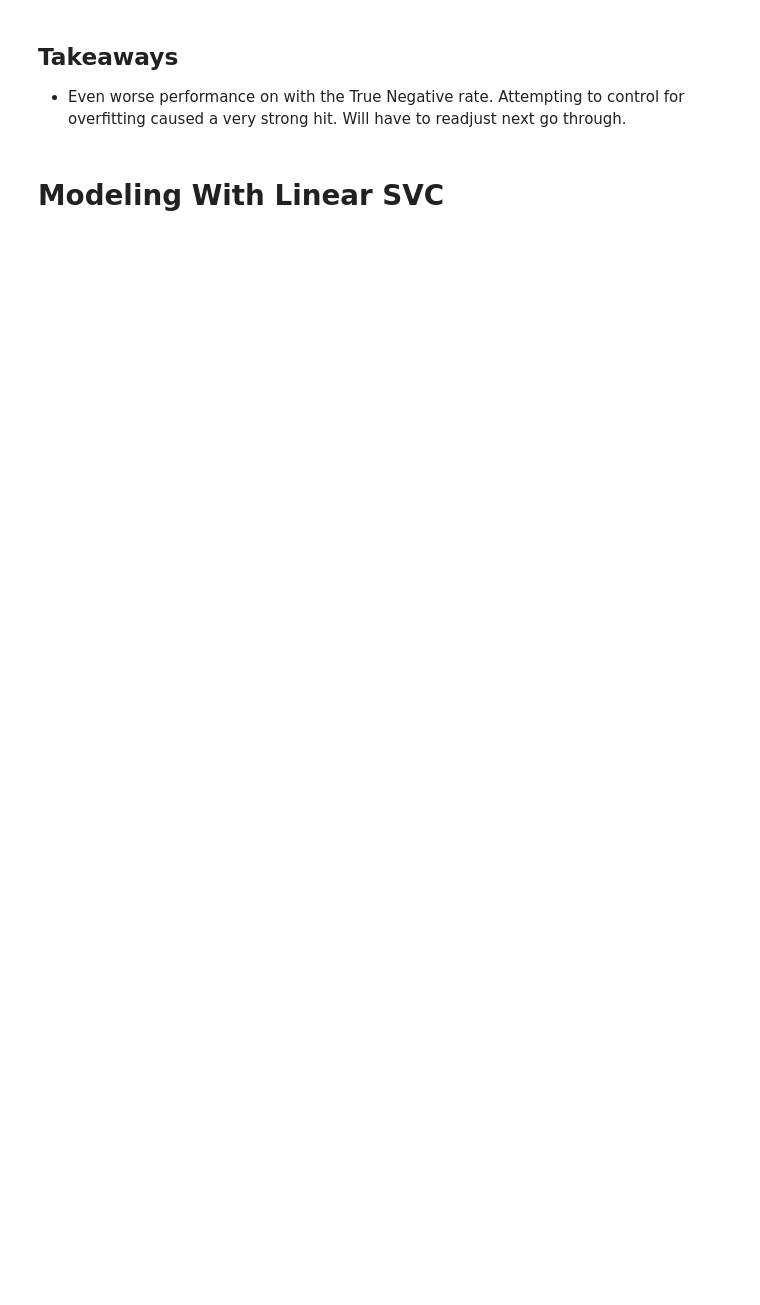
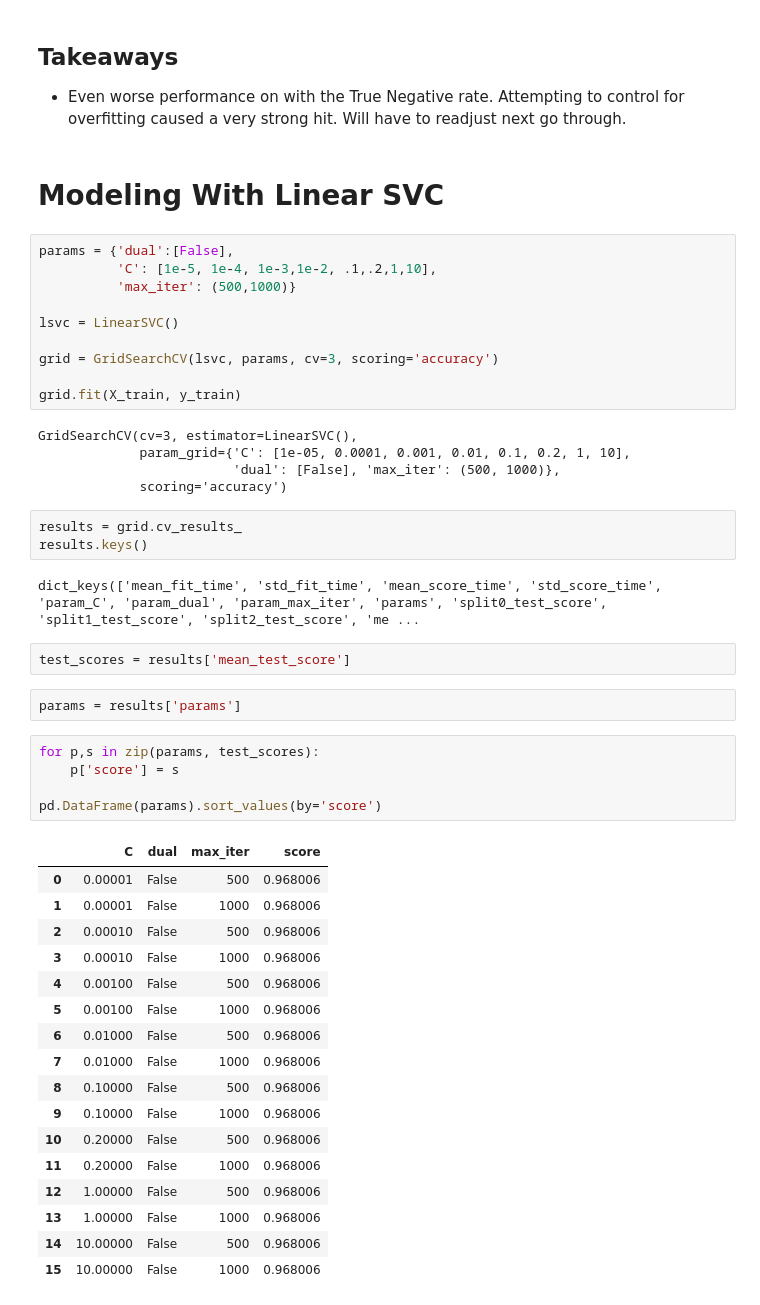
Before and after one commit to joshua-shorterivey/oct_2022_unemployment_project, a Jupyter notebook: model.ipynb, the cells around one changed output. Cells and saved outputs as stored; diff of their text form; blank space fills up the shorter version.

```diff
--- a/model.ipynb
+++ b/model.ipynb
@@ -505,3 +509,50 @@ test_chart
 * Even worse performance on with the True Negative rate. Attempting to control for overfitting caused a very strong hit. Will have to readjust next go through.
 # %% [markdown]
 # Modeling With Linear SVC
+# %%
+params = {'dual':[False],
+          'C': [1e-5, 1e-4, 1e-3,1e-2, .1,.2,1,10],
+          'max_iter': (500,1000)}
+
+lsvc = LinearSVC()
+
+grid = GridSearchCV(lsvc, params, cv=3, scoring='accuracy')
+
+grid.fit(X_train, y_train)
+# %% [output]
+GridSearchCV(cv=3, estimator=LinearSVC(),
+             param_grid={'C': [1e-05, 0.0001, 0.001, 0.01, 0.1, 0.2, 1, 10],
+                         'dual': [False], 'max_iter': (500, 1000)},
+             scoring='accuracy')
+# %%
+results = grid.cv_results_
+results.keys()
+# %% [output]
+dict_keys(['mean_fit_time', 'std_fit_time', 'mean_score_time', 'std_score_time', 'param_C', 'param_dual', 'param_max_iter', 'params', 'split0_test_score', 'split1_test_score', 'split2_test_score', 'me ...
+# %%
+test_scores = results['mean_test_score']
+# %%
+params = results['params']
+# %%
+for p,s in zip(params, test_scores):
+    p['score'] = s
+
+pd.DataFrame(params).sort_values(by='score')
+# %% [output]
+|  | C | dual | max_iter | score |
+| 0 | 0.00001 | False | 500 | 0.968006 |
+| 1 | 0.00001 | False | 1000 | 0.968006 |
+| 2 | 0.00010 | False | 500 | 0.968006 |
+| 3 | 0.00010 | False | 1000 | 0.968006 |
+| 4 | 0.00100 | False | 500 | 0.968006 |
+| 5 | 0.00100 | False | 1000 | 0.968006 |
+| 6 | 0.01000 | False | 500 | 0.968006 |
+| 7 | 0.01000 | False | 1000 | 0.968006 |
+| 8 | 0.10000 | False | 500 | 0.968006 |
+| 9 | 0.10000 | False | 1000 | 0.968006 |
+| 10 | 0.20000 | False | 500 | 0.968006 |
+| 11 | 0.20000 | False | 1000 | 0.968006 |
+| 12 | 1.00000 | False | 500 | 0.968006 |
+| 13 | 1.00000 | False | 1000 | 0.968006 |
+| 14 | 10.00000 | False | 500 | 0.968006 |
+| 15 | 10.00000 | False | 1000 | 0.968006 |
```
Also changed, not shown: parts of 39 cells of this notebook, 3 other files.
